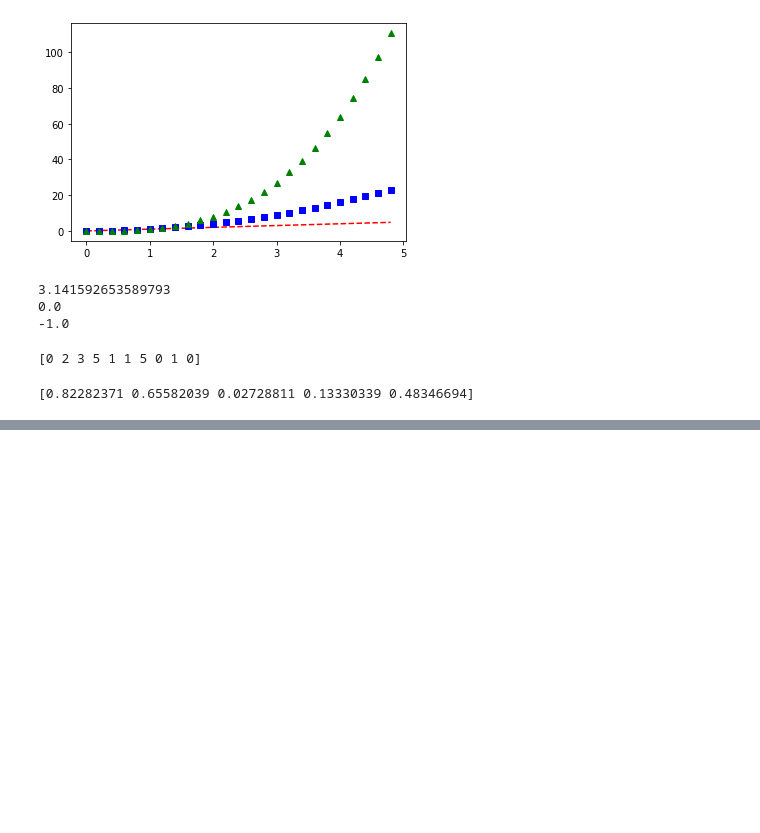
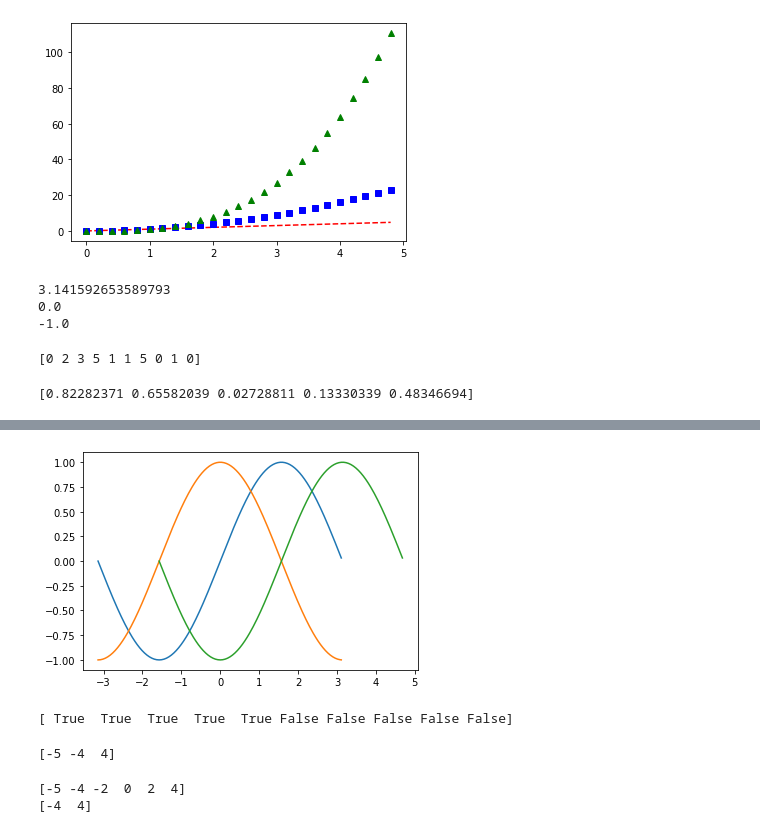
Before and after one commit to gasd238/2020_GSM_Winter_Camp, a Jupyter notebook: code/2일차.ipynb, the cells around one changed output, grey strips where cells are left out. Drawn from its saved outputs; the diff is of its cells as text; code cells hidden in the pictures; blank space fills up the shorter version.

```diff
--- a/code/2일차.ipynb
+++ b/code/2일차.ipynb
@@ -389,0 +426,25 @@ print(sorted(user_lotto))
+# %%
+plt.plot(a, np.sin(a))
+plt.plot(a, np.cos(a))
+plt.plot(a+np.pi/2, np.sin(a))
+plt.show()
+# %% [output]
+[figure, added]
+# %%
+a = np.arange(-5, 5)
+b = np.arange(0, 10)
+print(a<0)
+# %% [output]
+[ True  True  True  True  True False False False False False]
+# %%
+mask1 = abs(a) > 3
+print(a[mask1])
+# %% [output]
+[-5 -4  4]
+# %%
+mask2 = abs(a) % 2 == 0
+print(a[mask1+mask2])
+print(a[mask1*mask2])
+# %% [output]
+[-5 -4 -2  0  2  4]
+[-4  4]
```
Also changed, not shown: parts of 6 cells of this notebook.
